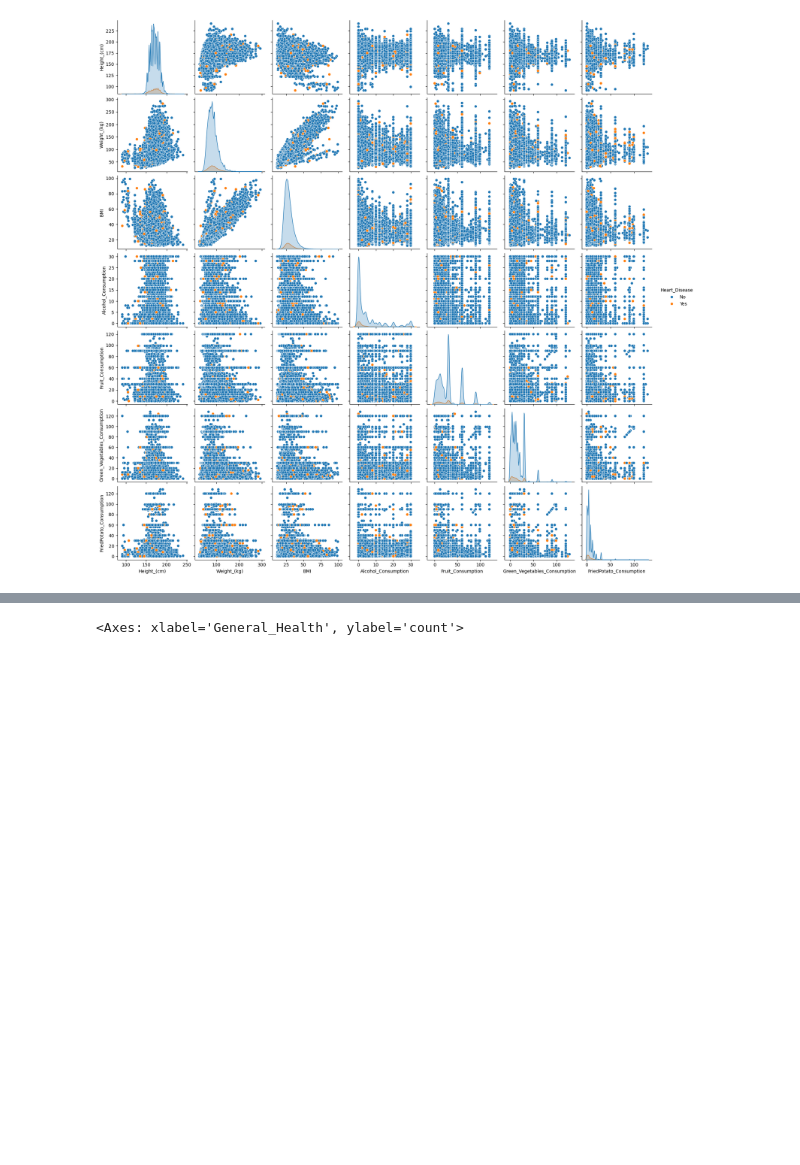
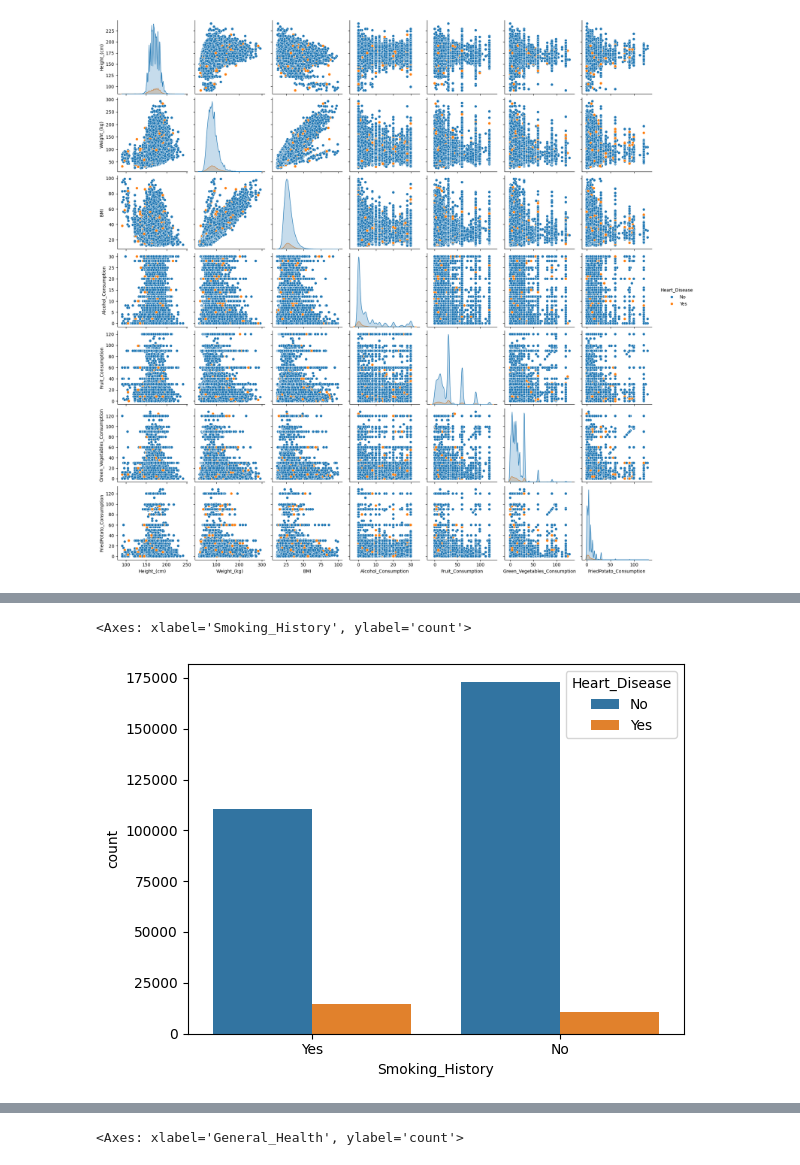
Before and after one commit to Chasindu/3401, a Jupyter notebook: Cardiovascular Diseases Risk Prediction.ipynb, the cells around one changed output, grey strips where cells are left out. Saved outputs shown, nothing was run; the diff lists cells and outputs as text; code cells hidden in the pictures; blank space fills up the shorter version.

```diff
--- a/Cardiovascular Diseases Risk Prediction.ipynb
+++ b/Cardiovascular Diseases Risk Prediction.ipynb
@@ -110,0 +121,5 @@ sns.boxplot(x='Heart_Disease',y='Age_Category', hue="Heart_Disease", data=df, pa
+# %%
+sns.countplot(df, x="Smoking_History", hue="Heart_Disease")
+# %% [output]
+<Axes: xlabel='Smoking_History', ylabel='count'>
+[figure, added]
```
Also changed, not shown: parts of 16 cells of this notebook.
